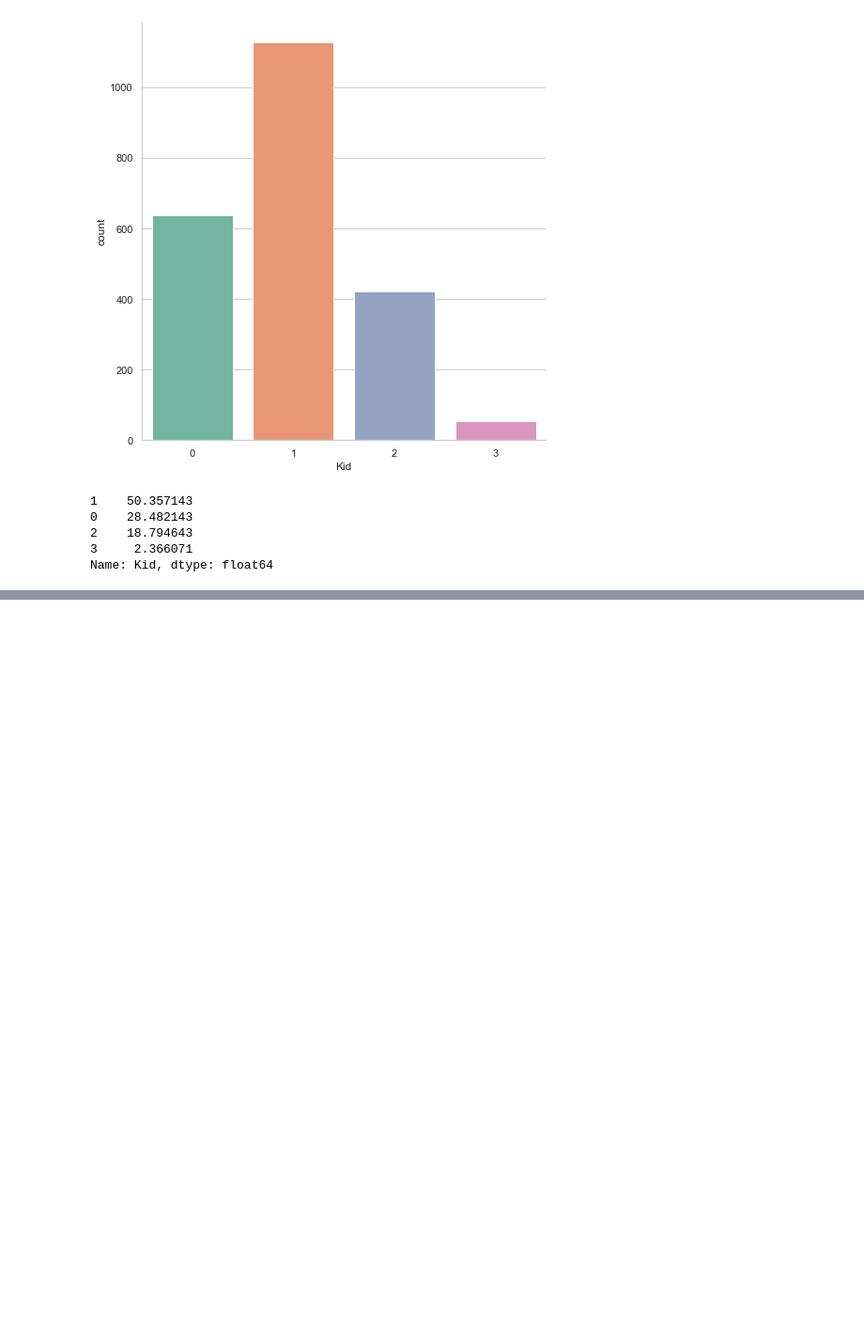
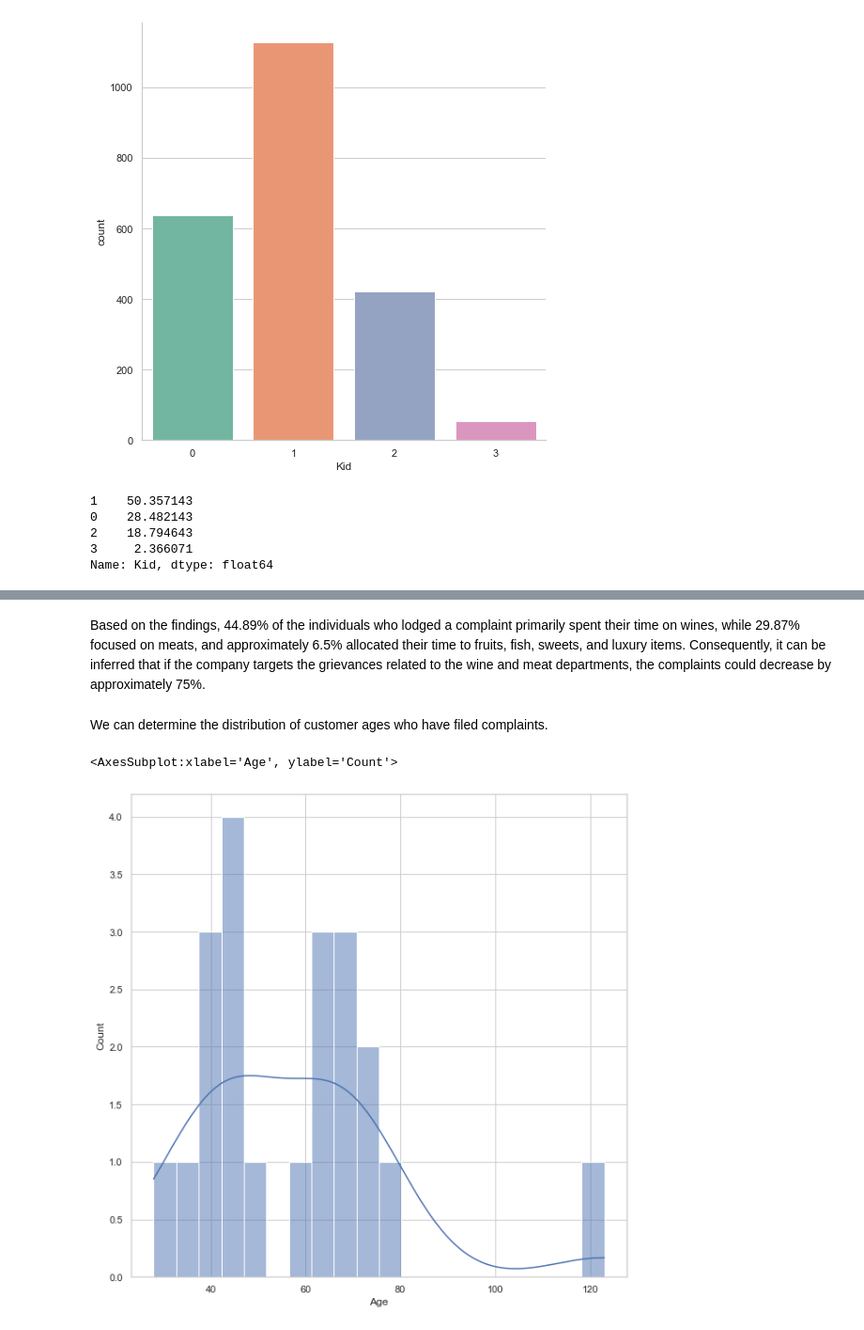
Before and after one commit to utkuozbudak/customer_personality_analysis, a Jupyter notebook: customer_analysis.ipynb, the cells around one changed output, grey strips where cells are left out. Shown: that part at 94% size. Saved outputs shown, nothing was run; the diff lists cells and outputs as text; code cells hidden in the pictures; blank space fills up the shorter version.

```diff
--- a/customer_analysis.ipynb
+++ b/customer_analysis.ipynb
@@ -256,0 +293,10 @@ Name: Kid, dtype: float64
+# %% [markdown]
+Based on the findings, 44.89% of the individuals who lodged a complaint primarily spent their time on wines, while 29.87% focused on meats, and approximately 6.5% allocated their time to fruits, fish, sweets, and luxury items. Consequently, it can be inferred that if the company targets the grievances related to the wine and meat departments, the complaints could decrease by approximately 75%.
+# %% [markdown]
+We can determine the distribution of customer ages who have filed complaints.
+# %%
+# Age distribution of the customers who have complaint
+sns.histplot(complained_df["Age"], kde=True, bins=20)
+# %% [output]
+<AxesSubplot:xlabel='Age', ylabel='Count'>
+[figure, added]
```
Also changed, not shown: parts of 8 cells of this notebook.
